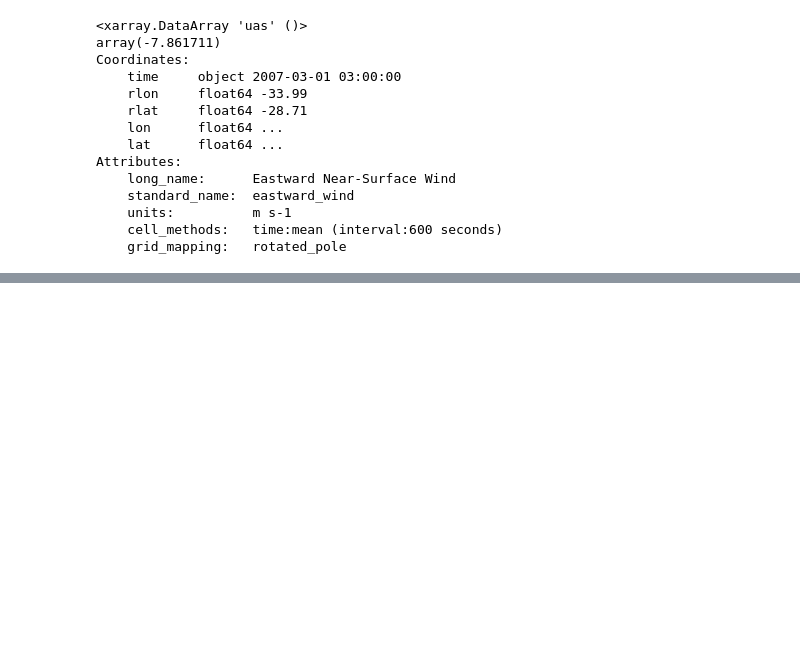
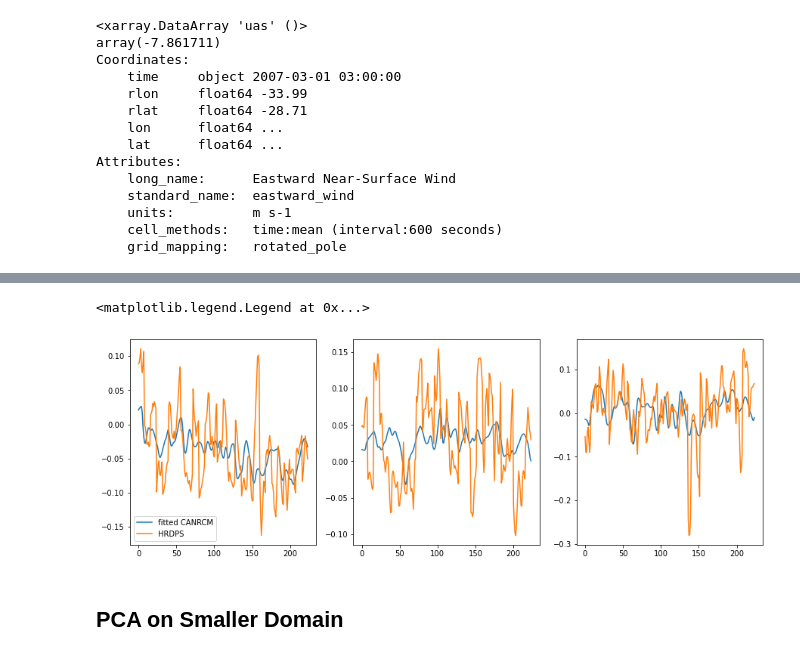
Before and after one commit to UBC-MOAD/analysis-armaan, a Jupyter notebook: notebooks/windPCA2.ipynb, the cells around one changed output, grey strips where cells are left out. Saved outputs shown, nothing was run; the diff lists cells and outputs as text; code cells hidden in the pictures; blank space fills up the shorter version.

```diff
--- a/notebooks/windPCA2.ipynb
+++ b/notebooks/windPCA2.ipynb
@@ -130,0 +153,28 @@ ax[2, 2].plot(eigvecs[2])
+# %%
+vec = eigvecs[0:10,:].T
+reg = LinearRegression().fit(vec, arr[0,:])
+fit_0 = reg.predict(vec)
+
+vec = eigvecs[0:10,:].T
+reg = LinearRegression().fit(vec, arr[1,:])
+fit_1 = reg.predict(vec)
+
+vec = eigvecs[0:10,:].T
+reg = LinearRegression().fit(vec, arr[2,:])
+fit_2 = reg.predict(vec)
+
+fig, ax = plt.subplots(1, 3, figsize=(15, 5))
+
+ax[0].plot(fit_0, label = "fitted CANRCM")
+ax[1].plot(fit_1, label = "fitted CANRCM")
+ax[2].plot(fit_2, label = "fitted CANRCM")
+
+ax[0].plot(arr[0], label = "HRDPS")
+ax[1].plot(arr[1], label = "HRDPS")
+ax[2].plot(arr[2], label = "HRDPS")
+ax[0].legend()
+# %% [output]
+<matplotlib.legend.Legend at 0x...>
+[figure, added]
+# %% [markdown]
+## PCA on Smaller Domain
```
Also changed, not shown: parts of 18 cells of this notebook.
